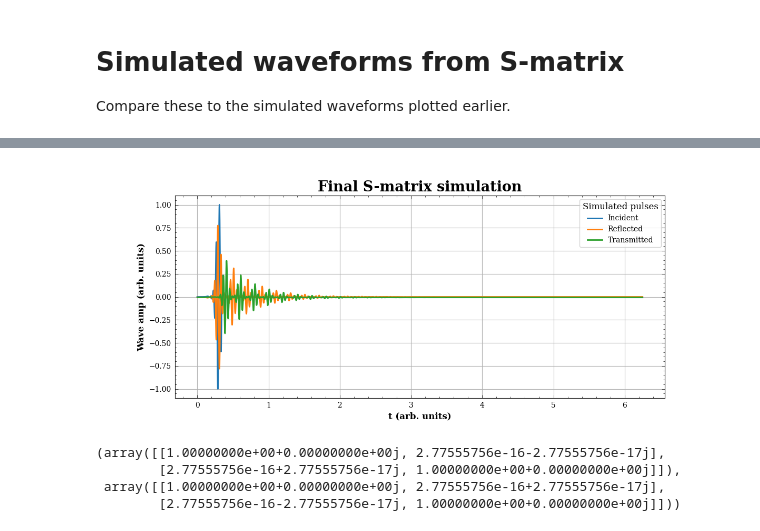
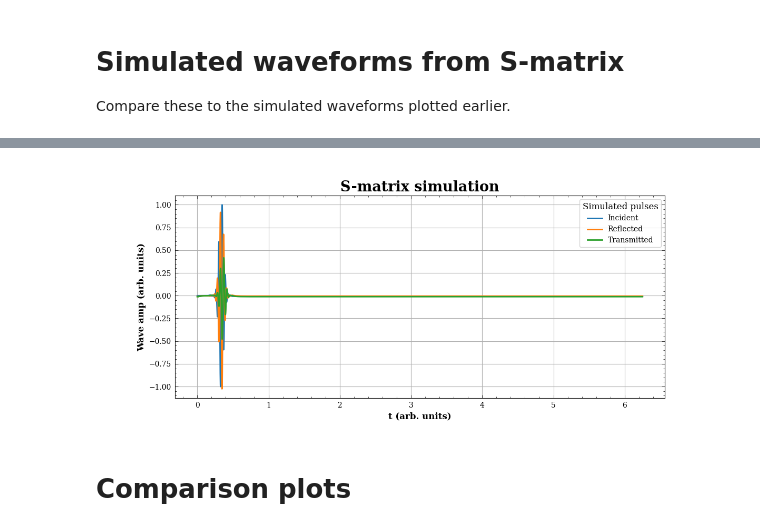
Before and after one commit to feasible-io/smaddali-utils, a Jupyter notebook: scattering/smatrix.ipynb, the cells around one changed output, grey strips where cells are left out. Saved outputs shown, nothing was run; the diff lists cells and outputs as text; code cells hidden in the pictures.

Commit message:
Scattering matrix module: initial commit

```diff
--- a/scattering/smatrix.ipynb
+++ b/scattering/smatrix.ipynb
@@ -113,7 +164,7 @@ sim.Run( visualize=False, n_iters=num_steps ) #, filename='demo.mp4' )
 # %% [markdown]
 # Extracting simulated waveforms
 # %%
-waves_measured = [ val for _, val in sim.monitors.items() ]
+waves_measured = [ np.array( val ) for _, val in sim.monitors.items() ]
 wave_reflected = [ a-b for a, b in zip( waves_measured[0], incident_wave ) ]
 energy = []
 with plt.style.context( '~/Templates/custom.mplstyle' ):
@@ -146,11 +197,15 @@ R = ( ( Z[1]-Z[0] )/( Z[1]+Z[0] ) )**2 # enegry reflection coefficient
 # Fourier representation of waves
 This is the ground truth against which the output of the S-matrix will be computed , for each frequency.
 # %%
-f = fftshift( fftfreq( len( incident_wave ), d=sim.dt ) )
-df = ( f[1:] - f[:-1] ).mean()
-fwav_inc = rfft( incident_wave, norm='ortho' )
-fwav_ref = rfft( wave_reflected, norm='ortho' )
-fwav_trn = rfft( waves_measured[1], norm='ortho' )
-freqs = f[ f>=0 ]
-logger.info( f'Number of Fourier components = {freqs.size}' )
+freqs = npft.fftfreq( len( incident_wave ), d=sim.dt )
+freqs = freqs[ freqs >= 0. ]
+df = ( freqs[1:] - freqs[:-1] ).mean()
+freqs = np.array( list( freqs ) + [ freqs[-1] + df ] )
+
+fwav_inc = npft.rfft( incident_wave, norm='ortho' )
+fwav_ref = npft.rfft( wave_reflected, norm='ortho' )
+fwav_trn = npft.rfft( waves_measured[1], norm='ortho' )
+
+logger.info( f'Fourier components\t= {freqs.size}' )
+logger.info( f'Frequency step\t= {df:.3e}' )
 # %% [output]
@@ -158,9 +214,9 @@ logger.info( f'Number of Fourier components = {freqs.size}' )
 # %%
 with plt.style.context( '~/Templates/custom.mplstyle' ):
-    ax = plt.figure( figsize=( 14, 5 ) ).subplots( 1, 2, sharex=True )
+    ax = plt.figure( figsize=( 12, 5 ) ).subplots( 1, 2, sharex=True )
 
-    for n, ( wav, lbl ) in enumerate( zip( [ fwav_inc[:-1], fwav_ref, fwav_trn ], [ 'Incident', 'Reflected', 'Transmitted' ] ) ):
-        ax[0].plot( freqs, np.abs( wav )[:freqs.size], label=lbl, linewidth=2 )
+    for n, ( wav, lbl ) in enumerate( zip( [ fwav_inc, fwav_ref, fwav_trn ], [ 'Incident', 'Reflected', 'Transmitted' ] ) ):
+        ax[0].plot( freqs, np.abs( wav ), label=lbl, linewidth=2 )
     # ax[0].set_xlim( [ 0., 35. ] )
     ax[0].grid()
     ax[0].legend()
@@ -173,7 +229,7 @@ with plt.style.context( '~/Templates/custom.mplstyle' ):
     for n, ( wav, lbl ) in enumerate( zip( [ fwav_inc, fwav_ref, fwav_trn ], [ 'Incident', 'Reflected', 'Transmitted' ] ) ):
         ax[1].plot( freqs, np.unwrap( np.angle( wav ) )[:freqs.size], label=lbl, linewidth=2 )
     # ax[1].set_xlim( [ 0., 3/pulse_width ] )
-    ax[1].set_ylim( [ -100., 0. ] )
+    ax[1].set_ylim( [ -100., 10. ] )
     ax[1].grid()
     ax[1].legend()
     ax[1].set_title( 'Phase' )
@@ -182,6 +238,7 @@ with plt.style.context( '~/Templates/custom.mplstyle' ):
 
     plt.suptitle( 'Wave spectra (\"ground truth\")' )
     plt.tight_layout()
+    plt.show()
 
 
 df = ( freqs[1:] - freqs[:-1] ).mean()
@@ -280,11 +356,11 @@ logger.info( f'Theoretical reflected energy (first bounce) = {Ef[0]*R:.7e}')
 # %% [markdown]
 # Simulated waveforms from S-matrix
 Compare these to the simulated waveforms plotted earlier.
+# %%
+back = npft.irfft( fwav_inc, norm='ortho' )
+back_r = npft.irfft( all_outputs[1], norm='ortho' ) # negative sign because it's moving in theopposite direction in space
+back_t = npft.irfft( all_outputs[0], norm='ortho' )
 # %%
-back = irfft( fwav_inc, norm='ortho' )
-back_r = -irfft( all_outputs[1], norm='ortho' ) # negative sign because it's moving in theopposite direction in space
-back_t = irfft( all_outputs[0], norm='ortho' )
-
 with plt.style.context( '~/Templates/custom.mplstyle' ):
     plt.figure( figsize=( 12, 5 ) )
     for n, ( wav, lbl ) in enumerate( zip( [ back, back_r, back_t ], [ 'Incident', 'Reflected', 'Transmitted' ] ) ):
@@ -294,11 +370,14 @@ with plt.style.context( '~/Templates/custom.mplstyle' ):
         plt.plot( t[:wav.size], wav, label=lbl, linewidth=2 )
     plt.grid()
     plt.legend( title='Simulated pulses' )
-    plt.title( 'Final S-matrix simulation' )
+    plt.title( 'S-matrix simulation' )
     plt.xlabel( 't (arb. units)' )
     plt.ylabel( 'Wave amp (arb. units)' )
+
 
 Ert = energy[1]+energy[2]
 error = np.abs( Ert-energy[0] )/energy[0]
 logger.info( f'Energy conservation error: {error*100.:.7f}%' )
+
+plt.show()
 # %% [output]
@@ -309,8 +388,3 @@ logger.info( f'Energy conservation error: {error*100.:.7f}%' )
-[figure, old version]
+[figure, new version]
-# %%
-np.conj( S ).T @ S, S @ np.conj( S ).T
-# %% [output]
-(array([[1.00000000e+00+0.00000000e+00j, 2.77555756e-16-2.77555756e-17j],
-        [2.77555756e-16+2.77555756e-17j, 1.00000000e+00+0.00000000e+00j]]),
- array([[1.00000000e+00+0.00000000e+00j, 2.77555756e-16+2.77555756e-17j],
-        [2.77555756e-16-2.77555756e-17j, 1.00000000e+00+0.00000000e+00j]]))
+# %% [markdown]
+# Comparison plots
```
Also changed, not shown: parts of 19 cells of this notebook, 2 other files.
